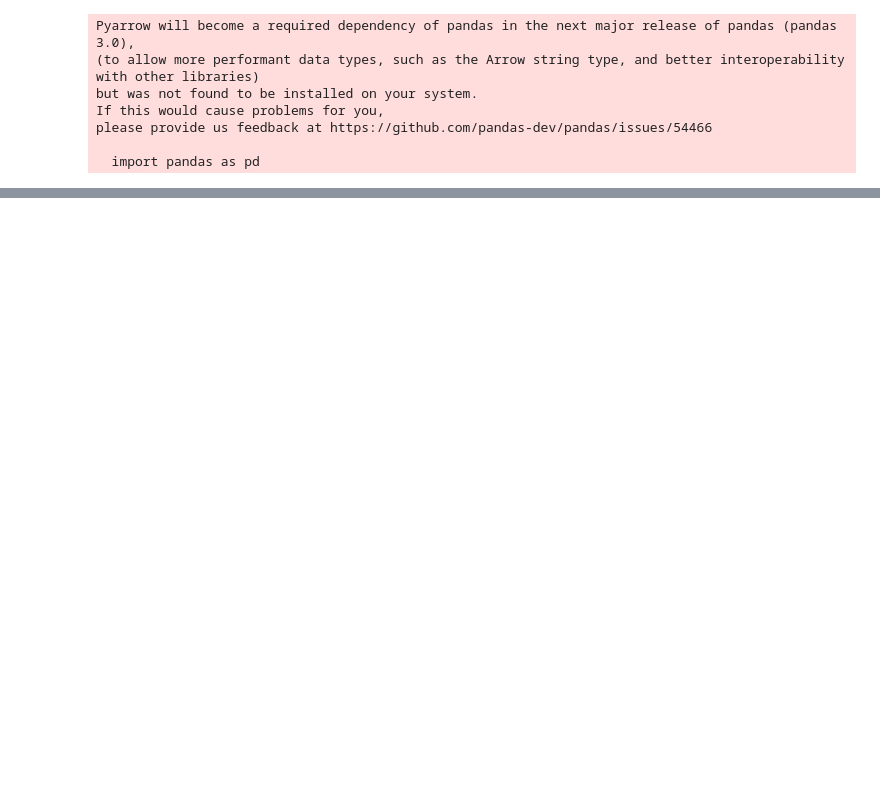
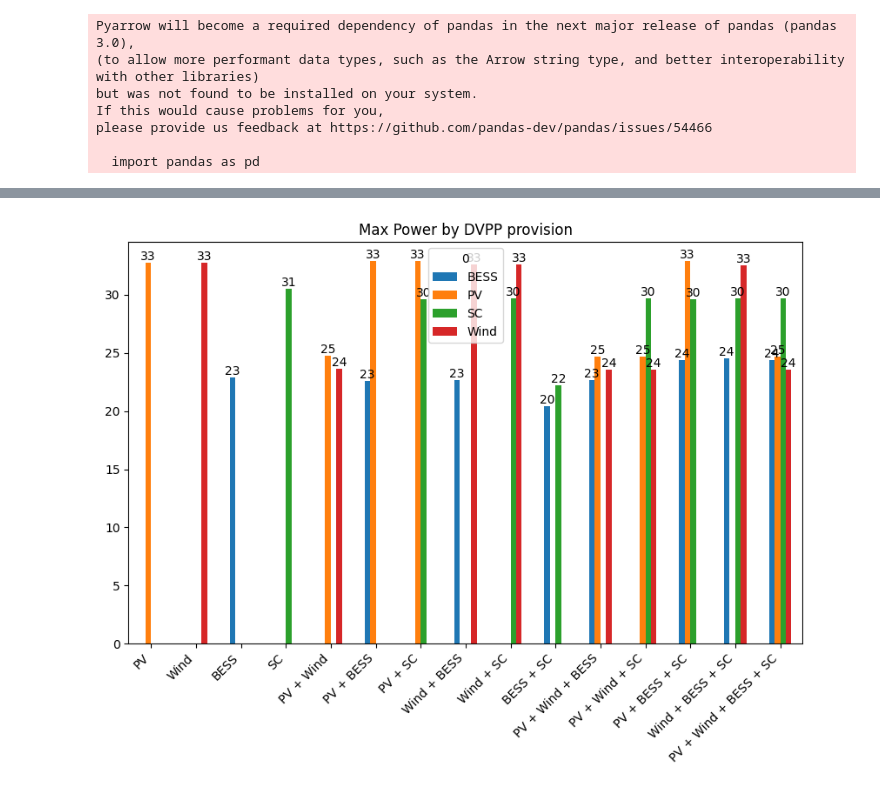
Before and after one commit to cvonholly/dvpp_reward_mechanism, a Jupyter notebook: visualize.ipynb, the cells around one changed output, grey strips where cells are left out. Saved outputs shown, nothing was run; the diff lists cells and outputs as text; code cells hidden in the pictures; blank space fills up the shorter version.

```diff
--- a/visualize.ipynb
+++ b/visualize.ipynb
@@ -59,0 +54,21 @@ plt.show()
+# %%
+# same for max power provision
+df = pd.read_csv('data/peak_power.csv', index_col=0)
+df = df[~df.index.str.contains('\+')]
+df.index = df.index.str.extract('([A-Za-z]+)')[0]
+df = df.groupby(df.index).first()
+df = df.transpose()
+df.fillna(0)
+
+# make grouped bar chart for each column
+ax = df.plot(kind='bar', figsize=(10, 6),
+             title='Max Power by DVPP provision')
+plt.xticks(rotation=45, ha='right')
+# show numbers above bars
+for p in ax.patches:
+    if p.get_height() > 0:
+        ax.annotate(f'{p.get_height():.0f}', (p.get_x() + p.get_width() / 2, p.get_height()),
+                    ha='center', va='bottom')
+plt.show()
+# %% [output]
+[figure, added]
```
Also changed, not shown: parts of 12 cells of this notebook, 5 other files.
